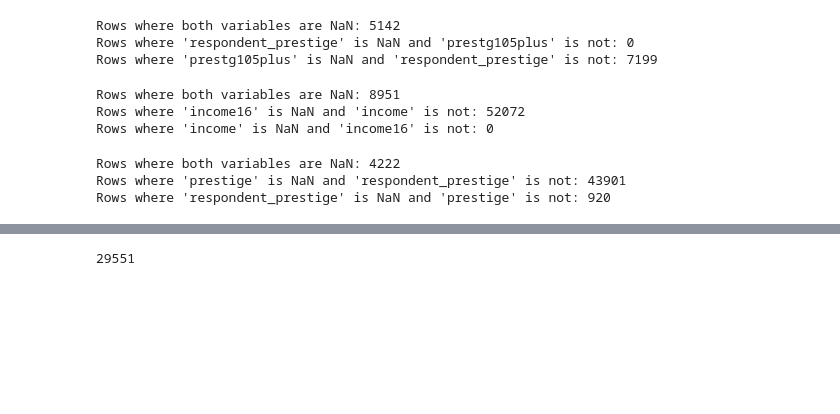
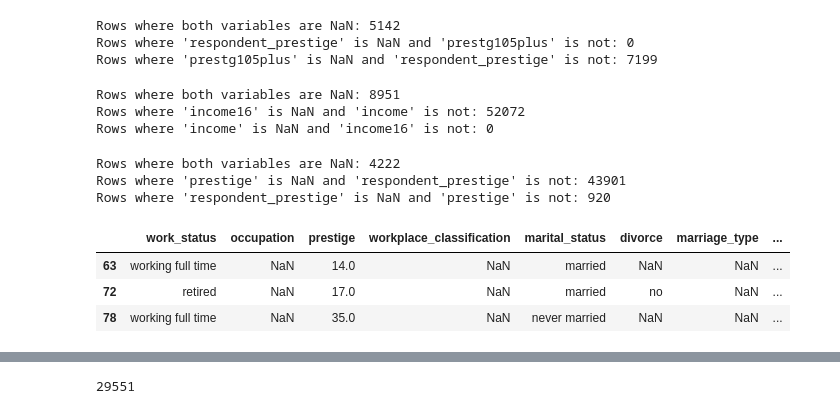
Before and after one commit to torrancefredell/gss_project, a Jupyter notebook: gss_project.ipynb, the cells around one changed output, grey strips where cells are left out. Drawn from its saved outputs; the diff is of its cells as text; code cells hidden in the pictures; blank space fills up the shorter version.

```diff
--- a/gss_project.ipynb
+++ b/gss_project.ipynb
@@ -530,22 +516,21 @@ Rows where 'income16' is NaN and 'income' is not: 52072
 Rows where 'income' is NaN and 'income16' is not: 0
 # %%
 # Check for NaN overlaps
-both_nan = df_prestige_hapmar[df_prestige_hapmar['prestige'].isna() & df_prestige_hapmar['respondent_prestige'].isna()]
-prestige_nan_respondent_prestige_not = df_prestige_hapmar[df_prestige_hapmar['prestige'].isna() & df_prestige_hapmar['respondent_prestige'].notna()]
-respondent_prestige_nan_prestige_not = df_prestige_hapmar[df_prestige_hapmar['respondent_prestige'].isna() & df_prestige_hapmar['prestige'].notna()]
+both_nan = df_prestige_hapmar_hours[df_prestige_hapmar_hours['prestige'].isna() & df_prestige_hapmar_hours['respondent_prestige'].isna()]
+prestige_nan_respondent_prestige_not = df_prestige_hapmar_hours[df_prestige_hapmar_hours['prestige'].isna() & df_prestige_hapmar_hours['respondent_prestige'].notna()]
+respondent_prestige_nan_prestige_not = df_prestige_hapmar_hours[df_prestige_hapmar_hours['respondent_prestige'].isna() & df_prestige_hapmar_hours['prestige'].notna()]
 
 # Output the counts
 print(f"Rows where both variables are NaN: {len(both_nan)}")
 print(f"Rows where 'prestige' is NaN and 'respondent_prestige' is not: {len(prestige_nan_respondent_prestige_not)}")
 print(f"Rows where 'respondent_prestige' is NaN and 'prestige' is not: {len(respondent_prestige_nan_prestige_not)}")
 
-# Combining the variables
-
-# Example of combining:
-df['combined_var'] = df['prestige'].combine_first(df['respondent_prestige'])
-
-# This new column 'combined_var' will have 'prestige' values where available; otherwise, it'll use 'respondent_prestige' values.
+respondent_prestige_nan_prestige_not.head(3)
 # %% [output]
 Rows where both variables are NaN: 4222
 Rows where 'prestige' is NaN and 'respondent_prestige' is not: 43901
 Rows where 'respondent_prestige' is NaN and 'prestige' is not: 920
+|  | work_status | occupation | prestige | workplace_classification | marital_status | divorce | marriage_type | ... |
+| 63 | working full time | NaN | 14.0 | NaN | married | NaN | NaN | ... |
+| 72 | retired | NaN | 17.0 | NaN | married | no | NaN | ... |
+| 78 | working full time | NaN | 35.0 | NaN | never married | NaN | NaN | ... |
```
Also changed, not shown: parts of 10 cells of this notebook.
